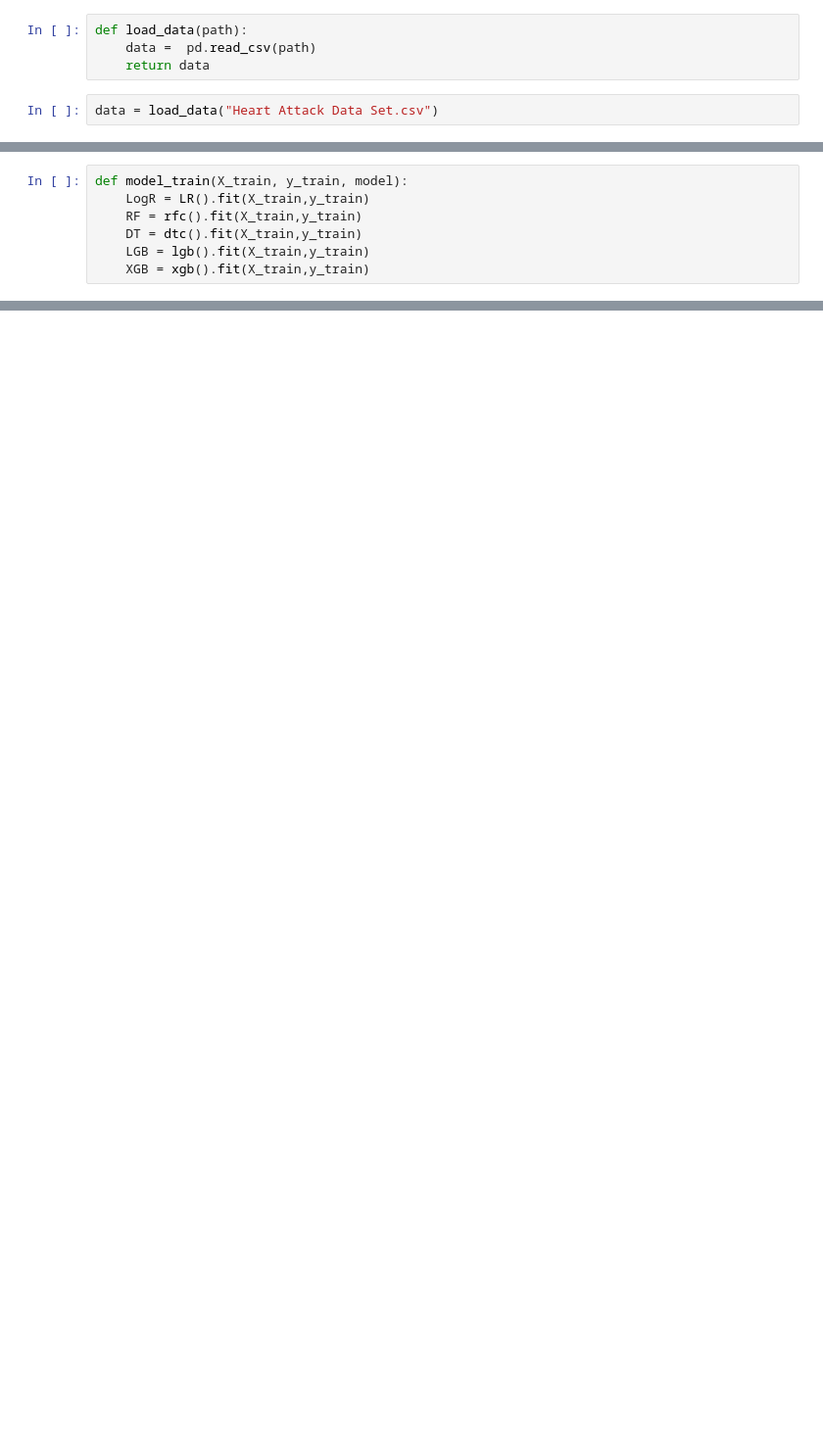
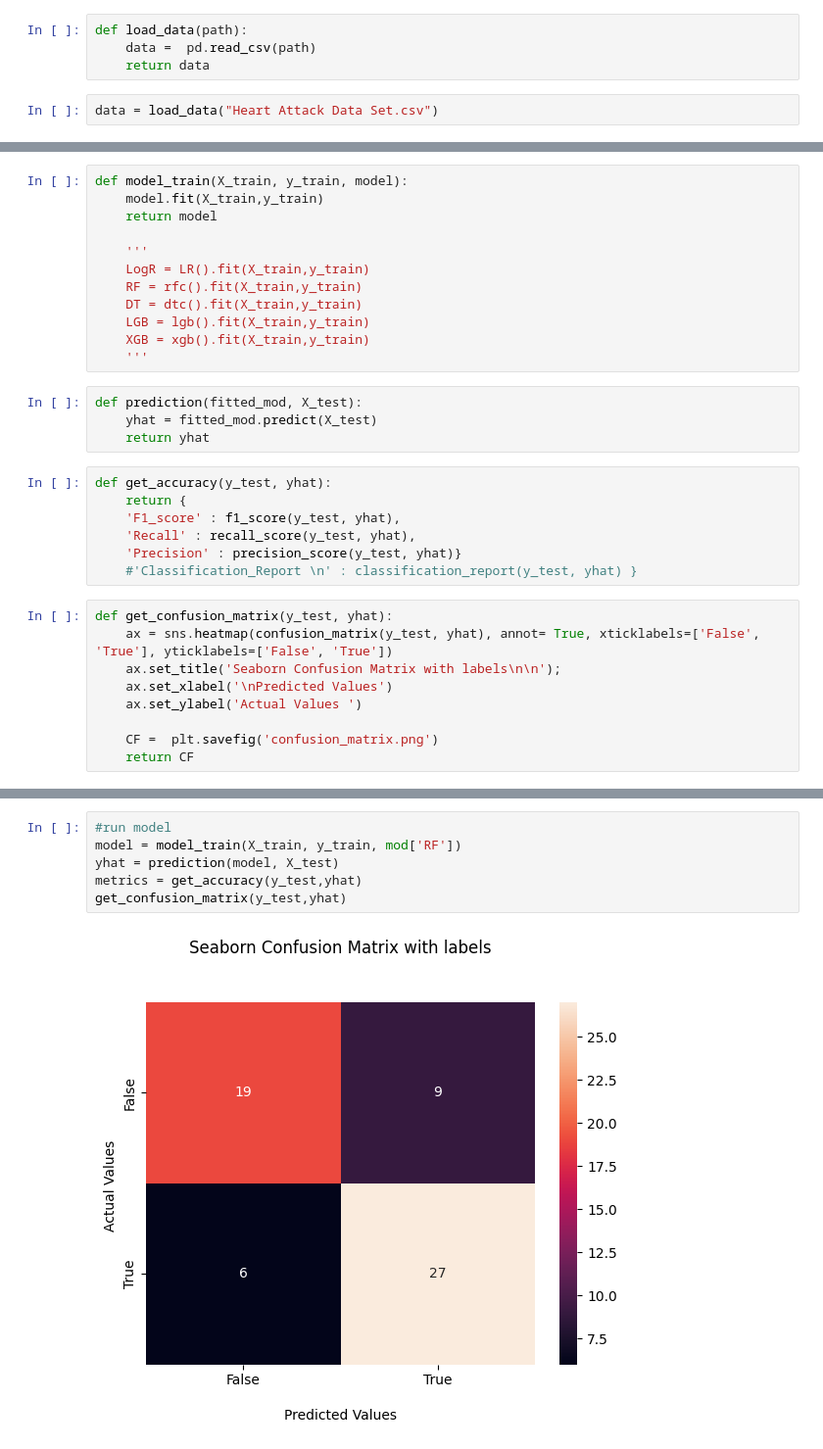
Before and after one commit to KundanTripathi/MLFlow-Experiment, a Jupyter notebook: model.ipynb, the cells around one changed output, grey strips where cells are left out. Shown: that part at 98% size. Saved outputs shown, nothing was run; the diff lists cells and outputs as text; blank space fills up the shorter version.

```diff
--- a/model.ipynb
+++ b/model.ipynb
@@ -45,7 +50,32 @@ X_train, X_train, y_train, y_test = data_preprocessing(data)
 # %%
 def model_train(X_train, y_train, model):
+    model.fit(X_train,y_train)
+    return model
+
+    '''
     LogR = LR().fit(X_train,y_train)
     RF = rfc().fit(X_train,y_train)
     DT = dtc().fit(X_train,y_train)
     LGB = lgb().fit(X_train,y_train)
     XGB = xgb().fit(X_train,y_train)
+    '''
+# %%
+def prediction(fitted_mod, X_test):
+    yhat = fitted_mod.predict(X_test)
+    return yhat
+# %%
+def get_accuracy(y_test, yhat):
+    return {
+    'F1_score' : f1_score(y_test, yhat),
+    'Recall' : recall_score(y_test, yhat),
+    'Precision' : precision_score(y_test, yhat)}
+    #'Classification_Report \n' : classification_report(y_test, yhat) }
+# %%
+def get_confusion_matrix(y_test, yhat):
+    ax = sns.heatmap(confusion_matrix(y_test, yhat), annot= True, xticklabels=['False', 'True'], yticklabels=['False', 'True'])
+    ax.set_title('Seaborn Confusion Matrix with labels\n\n');
+    ax.set_xlabel('\nPredicted Values')
+    ax.set_ylabel('Actual Values ')
+
+    CF =  plt.savefig('confusion_matrix.png')
+    return CF
@@ -51,0 +98,8 @@ def model_train(X_train, y_train, model):
+# %%
+#run model
+model = model_train(X_train, y_train, mod['RF'])
+yhat = prediction(model, X_test)
+metrics = get_accuracy(y_test,yhat)
+get_confusion_matrix(y_test,yhat)
+# %% [output]
+[figure, added]
```
Also changed, not shown: parts of 7 cells of this notebook, 3 other files.
